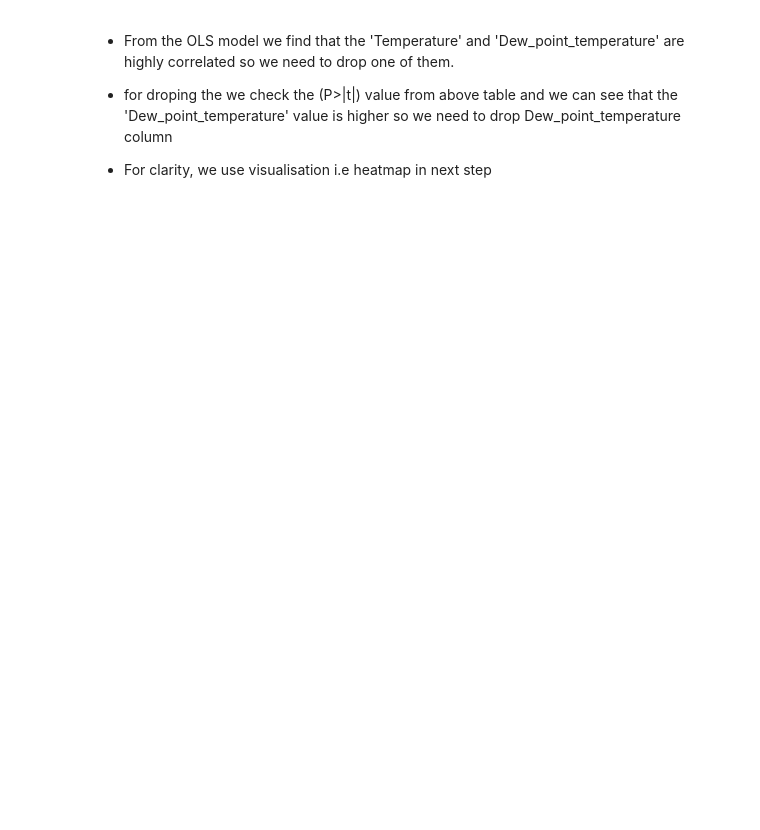
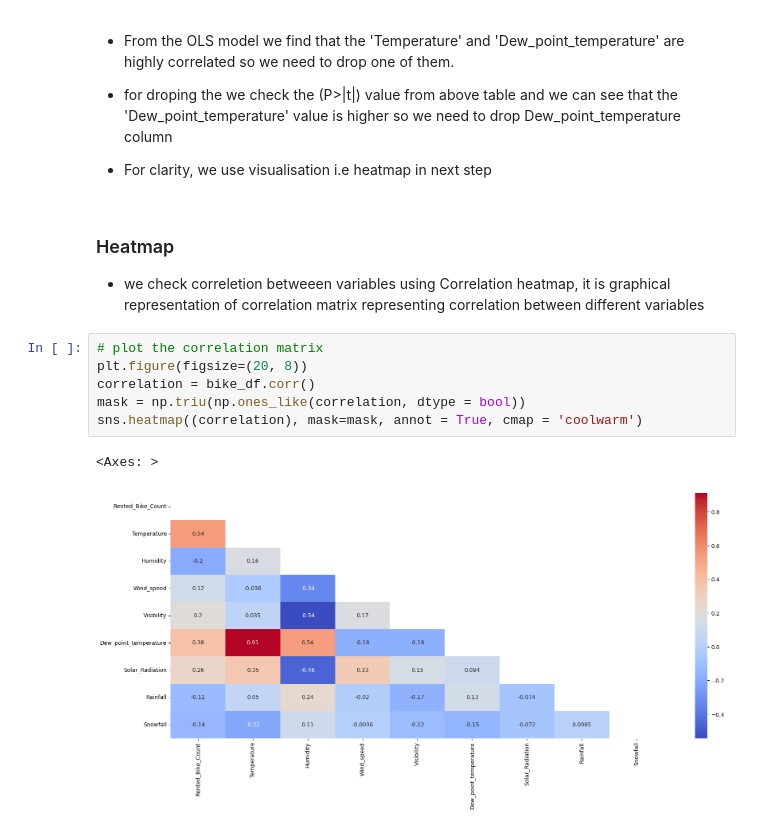
Before and after one commit to AkashK18/-Bike-Sharing-Demand-Prediction---Capstone-Project, a Jupyter notebook: Bike_Sharing_Demand_Prediction_.ipynb, the cells around one changed output. Cells and saved outputs as stored; diff of their text form; blank space fills up the shorter version.

```diff
--- a/Bike_Sharing_Demand_Prediction_.ipynb
+++ b/Bike_Sharing_Demand_Prediction_.ipynb
@@ -828,3 +828,18 @@ X.corr()
 
 
 *   For clarity, we use visualisation i.e heatmap in next step
+# %% [markdown]
+### Heatmap
+
+
+
+*   we check correletion betweeen variables using Correlation heatmap, it is graphical representation of correlation matrix representing correlation between different variables
+# %%
+# plot the correlation matrix
+plt.figure(figsize=(20, 8))
+correlation = bike_df.corr()
+mask = np.triu(np.ones_like(correlation, dtype = bool))
+sns.heatmap((correlation), mask=mask, annot = True, cmap = 'coolwarm')
+# %% [output]
+<Axes: >
+[figure, added]
```
Also changed, not shown: parts of 38 cells of this notebook.
